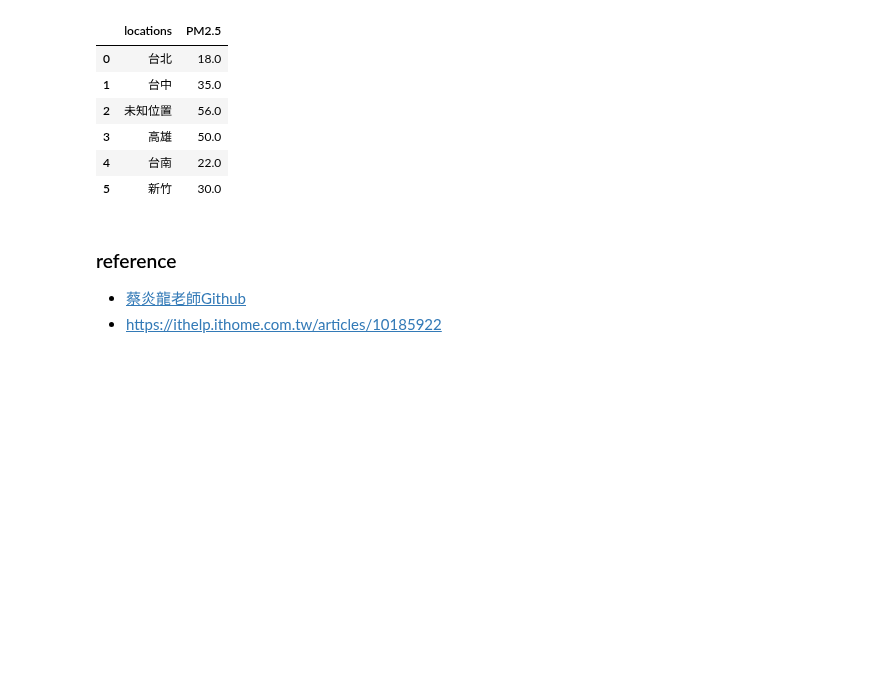
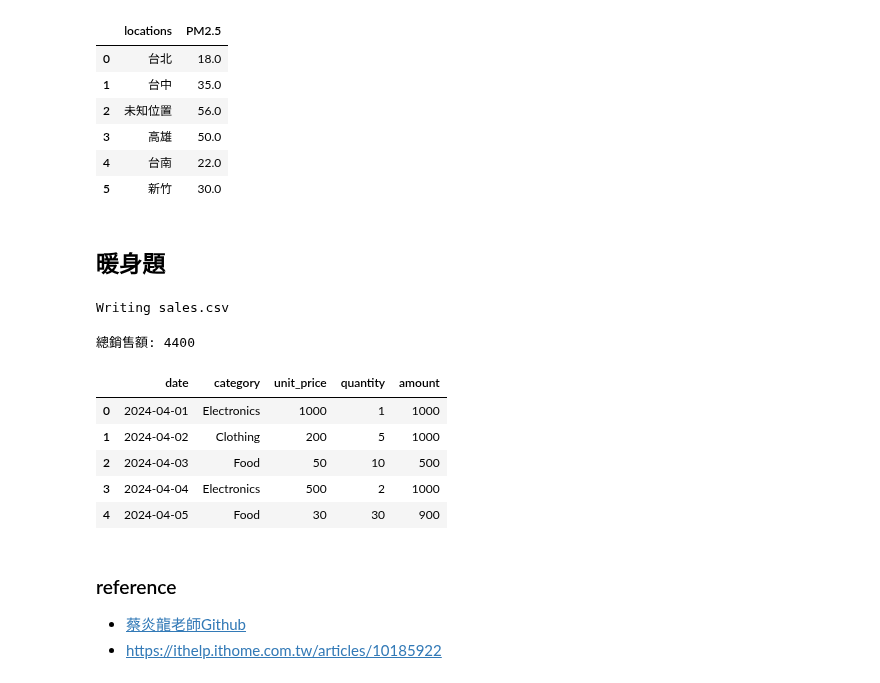
Before and after one commit to willismax/MediaSystem-Python-Course, a Jupyter notebook: 01.Intro-Python/Python資料分析入門_打底篇.ipynb, the cells around one changed output. Cells and saved outputs as stored; diff of their text form; code cells hidden in the pictures; blank space fills up the shorter version.

```diff
--- a/01.Intro-Python/Python資料分析入門_打底篇.ipynb
+++ b/01.Intro-Python/Python資料分析入門_打底篇.ipynb
@@ -393,6 +393,34 @@ pm25_df_na_filled
 | 3 | 高雄 | 50.0 |
 | 4 | 台南 | 22.0 |
 | 5 | 新竹 | 30.0 |
+# %% [markdown]
+## 暖身題
+# %%
+%%writefile sales.csv
+date,category,unit_price,quantity,amount
+2024-04-01,Electronics,1000,1,1000
+2024-04-02,Clothing,200,5,1000
+2024-04-03,Food,50,10,500
+2024-04-04,Electronics,500,2,1000
+2024-04-05,Food,30,30,900
+# %% [output]
+Writing sales.csv
+# %%
+import pandas as pd
+sales_data = pd.read_csv('sales.csv')
+total_sales = sales_data['amount'].sum()
+print("總銷售額:", total_sales)
+# %% [output]
+總銷售額: 4400
+# %%
+sales_data
+# %% [output]
+|  | date | category | unit_price | quantity | amount |
+| 0 | 2024-04-01 | Electronics | 1000 | 1 | 1000 |
+| 1 | 2024-04-02 | Clothing | 200 | 5 | 1000 |
+| 2 | 2024-04-03 | Food | 50 | 10 | 500 |
+| 3 | 2024-04-04 | Electronics | 500 | 2 | 1000 |
+| 4 | 2024-04-05 | Food | 30 | 30 | 900 |
 # %% [markdown]
 ### reference
 - [蔡炎龍老師Github](https://github.com/yenlung/Python-3-Data-Analysis-Basics)
```
